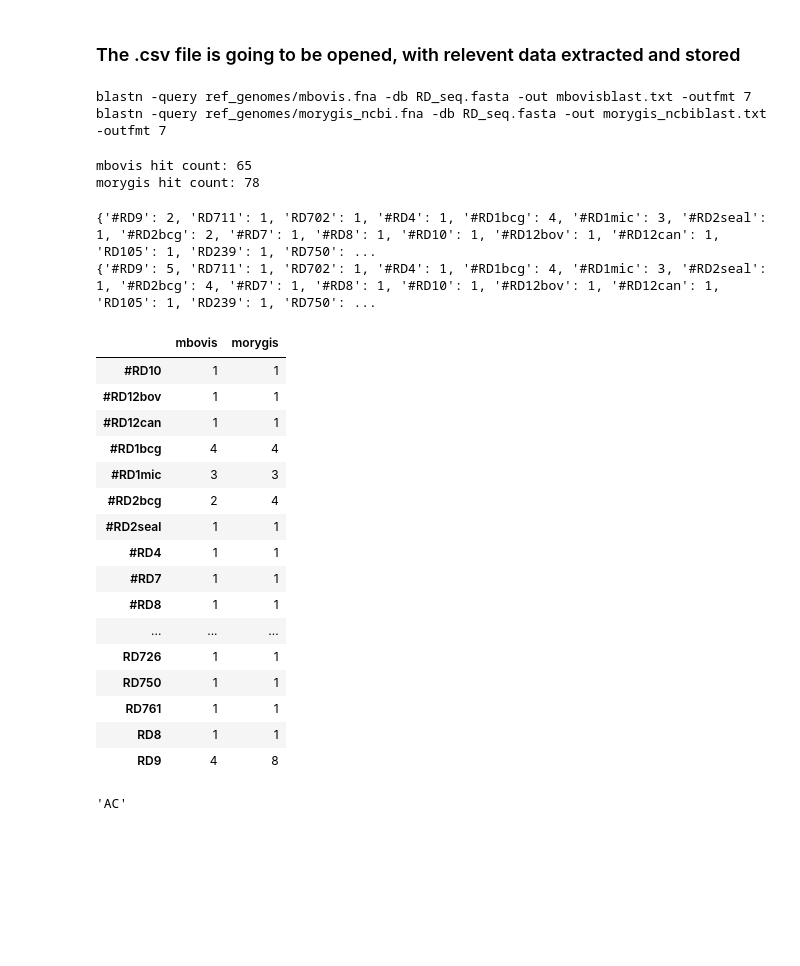
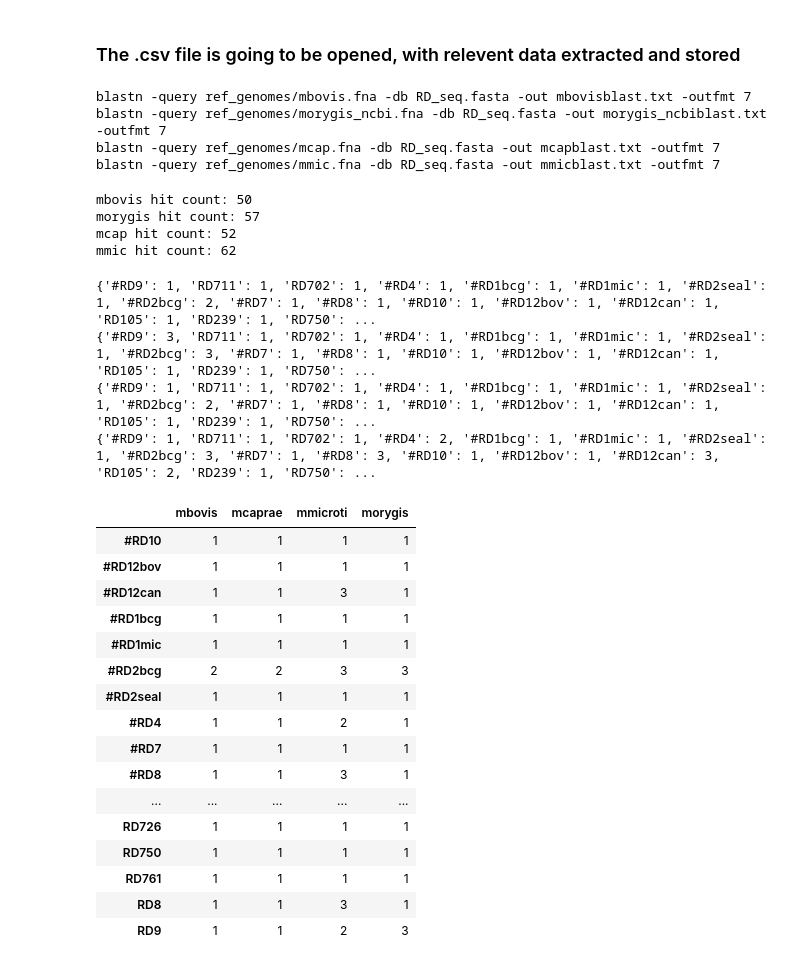
Before and after one commit to Matt-McElheron/Orygis_project, a Jupyter notebook: Blast_RD_07-08-19.ipynb, the cells around one changed output. Saved outputs shown, nothing was run; the diff lists cells and outputs as text; code cells hidden in the pictures; blank space fills up the shorter version.

```diff
--- a/Blast_RD_07-08-19.ipynb
+++ b/Blast_RD_07-08-19.ipynb
@@ -54,7 +54,7 @@ MTBenome = extract_genome('ref_genomes/MTB_h37rv.fna')
 # The key added is each RD name
 # The value added is the slice of the H37rv genome using the csv Start and Stop coordinates as slice coordinates
 # RDict is the empty dictionary used to store info
-def extract_csv(csv_file, RDict, RDcount):
+def extract_csv(csv_file, RDict, RDcount_list):
 
     # RD is the dataframe made from the .csv file
     # Commented .csv inputs are ignored
@@ -68,8 +68,8 @@ def extract_csv(csv_file, RDict, RDcount):
         # .. and a genome slice as a value
         # The slice is specified using the RD's Start and Stop coordinates
         RDict[row.RD_name] = MTBenome[row.Start:row.Stop+1]
-        mbo_RDcount[row.RD_name] = 0
-        mor_RDcount[row.RD_name] = 0
+        for RDcount in RDcount_list:
+            RDcount[row.RD_name] = 0
 
 # This empty dict later cathes .csv information of each RD
 RDict = {}
@@ -77,9 +77,14 @@ RDict = {}
 # These dict is going to be used to count results for each RD
 mbo_RDcount = {}
 mor_RDcount = {}
+mca_RDcount = {}
+mmi_RDcount = {}
+
+# Here a list of dicts is being defined to be parsed through the csv extraction function
+RDcount_list = [mbo_RDcount, mor_RDcount, mca_RDcount, mmi_RDcount]
 
 # The .csv file is parsed through our extraction function
-extract_csv('RD.csv', RDict, RDcount)
+extract_csv('RD.csv', RDict, RDcount_list)
 # %%
 # Here the extracted files are written in fasta format to an output file for later blasting
 # A new file is created
@@ -134,9 +139,13 @@ def do_blast(genome):
 # the blastin function is called for each genome, and the name of the output file is stored
 mbo_blast = do_blast('ref_genomes/mbovis.fna')
 mor_blast = do_blast('ref_genomes/morygis_ncbi.fna')
+mca_blast = do_blast('ref_genomes/mcap.fna')
+mmi_blast = do_blast('ref_genomes/mmic.fna')
 # %% [output]
 blastn -query ref_genomes/mbovis.fna -db RD_seq.fasta -out mbovisblast.txt -outfmt 7
 blastn -query ref_genomes/morygis_ncbi.fna -db RD_seq.fasta -out morygis_ncbiblast.txt -outfmt 7
+blastn -query ref_genomes/mcap.fna -db RD_seq.fasta -out mcapblast.txt -outfmt 7
+blastn -query ref_genomes/mmic.fna -db RD_seq.fasta -out mmicblast.txt -outfmt 7
 # %%
 ## We then read the blast results, taking in the blast file
 def read_blast_res(blast_res, RDcount):
@@ -154,7 +163,7 @@ def read_blast_res(blast_res, RDcount):
                 continue
 
             # ignoring low identity hits..
-            elif float(line.split('\t')[2]) <= 70 or float(line.split('\t')[3]) <= 200:
+            elif float(line.split('\t')[2]) <= 95 or float(line.split('\t')[3]) <= 200:
                 continue
 
 
@@ -170,44 +179,50 @@ def read_blast_res(blast_res, RDcount):
 # Each blast count is called..
 mbo_RD_hits = read_blast_res(mbo_blast, mbo_RDcount)
 mor_RD_hits = read_blast_res(mor_blast, mor_RDcount)
+mca_RD_hits = read_blast_res(mca_blast, mca_RDcount)
+mmi_RD_hits = read_blast_res(mmi_blast, mmi_RDcount)
 
 # ..and hit count is printed
 print(f'mbovis hit count: {mbo_RD_hits}')
 print(f'morygis hit count: {mor_RD_hits}')
+print(f'mcap hit count: {mca_RD_hits}')
+print(f'mmic hit count: {mmi_RD_hits}')
 
 ## Beware that jupyter lab does not reset each dictionary, hence results are appended. Reset in previous tab.
 # %% [output]
-mbovis hit count: 65
-morygis hit count: 78
+mbovis hit count: 50
+morygis hit count: 57
+mcap hit count: 52
+mmic hit count: 62
 # %%
 print(mbo_RDcount)
 print(mor_RDcount)
+print(mca_RDcount)
+print(mmi_RDcount)
 # %% [output]
-{'#RD9': 2, 'RD711': 1, 'RD702': 1, '#RD4': 1, '#RD1bcg': 4, '#RD1mic': 3, '#RD2seal': 1, '#RD2bcg': 2, '#RD7': 1, '#RD8': 1, '#RD10': 1, '#RD12bov': 1, '#RD12can': 1, 'RD105': 1, 'RD239': 1, 'RD750': ...
-{'#RD9': 5, 'RD711': 1, 'RD702': 1, '#RD4': 1, '#RD1bcg': 4, '#RD1mic': 3, '#RD2seal': 1, '#RD2bcg': 4, '#RD7': 1, '#RD8': 1, '#RD10': 1, '#RD12bov': 1, '#RD12can': 1, 'RD105': 1, 'RD239': 1, 'RD750': ...
+{'#RD9': 1, 'RD711': 1, 'RD702': 1, '#RD4': 1, '#RD1bcg': 1, '#RD1mic': 1, '#RD2seal': 1, '#RD2bcg': 2, '#RD7': 1, '#RD8': 1, '#RD10': 1, '#RD12bov': 1, '#RD12can': 1, 'RD105': 1, 'RD239': 1, 'RD750': ...
+{'#RD9': 3, 'RD711': 1, 'RD702': 1, '#RD4': 1, '#RD1bcg': 1, '#RD1mic': 1, '#RD2seal': 1, '#RD2bcg': 3, '#RD7': 1, '#RD8': 1, '#RD10': 1, '#RD12bov': 1, '#RD12can': 1, 'RD105': 1, 'RD239': 1, 'RD750': ...
+{'#RD9': 1, 'RD711': 1, 'RD702': 1, '#RD4': 1, '#RD1bcg': 1, '#RD1mic': 1, '#RD2seal': 1, '#RD2bcg': 2, '#RD7': 1, '#RD8': 1, '#RD10': 1, '#RD12bov': 1, '#RD12can': 1, 'RD105': 1, 'RD239': 1, 'RD750': ...
+{'#RD9': 1, 'RD711': 1, 'RD702': 1, '#RD4': 2, '#RD1bcg': 1, '#RD1mic': 1, '#RD2seal': 1, '#RD2bcg': 3, '#RD7': 1, '#RD8': 3, '#RD10': 1, '#RD12bov': 1, '#RD12can': 3, 'RD105': 2, 'RD239': 1, 'RD750': ...
 # %%
-RD_hits_df = pd.DataFrame([mbo_RDcount, mor_RDcount])
-RD_hits_df.index=['mbovis', 'morygis']
+RD_hits_df = pd.DataFrame([mbo_RDcount, mca_RDcount, mmi_RDcount, mor_RDcount])
+RD_hits_df.index=['mbovis', 'mcaprae', 'mmicroti', 'morygis']
 RD_hits_df.T.sort_index()
 # %% [output]
-|  | mbovis | morygis |
-| #RD10 | 1 | 1 |
-| #RD12bov | 1 | 1 |
-| #RD12can | 1 | 1 |
-| #RD1bcg | 4 | 4 |
-| #RD1mic | 3 | 3 |
-| #RD2bcg | 2 | 4 |
-| #RD2seal | 1 | 1 |
-| #RD4 | 1 | 1 |
-| #RD7 | 1 | 1 |
-| #RD8 | 1 | 1 |
-| ... | ... | ... |
-| RD726 | 1 | 1 |
-| RD750 | 1 | 1 |
-| RD761 | 1 | 1 |
-| RD8 | 1 | 1 |
-| RD9 | 4 | 8 |
+|  | mbovis | mcaprae | mmicroti | morygis |
+| #RD10 | 1 | 1 | 1 | 1 |
+| #RD12bov | 1 | 1 | 1 | 1 |
+| #RD12can | 1 | 1 | 3 | 1 |
+| #RD1bcg | 1 | 1 | 1 | 1 |
+| #RD1mic | 1 | 1 | 1 | 1 |
+| #RD2bcg | 2 | 2 | 3 | 3 |
+| #RD2seal | 1 | 1 | 1 | 1 |
+| #RD4 | 1 | 1 | 2 | 1 |
+| #RD7 | 1 | 1 | 1 | 1 |
+| #RD8 | 1 | 1 | 3 | 1 |
+| ... | ... | ... | ... | ... |
+| RD726 | 1 | 1 | 1 | 1 |
+| RD750 | 1 | 1 | 1 | 1 |
+| RD761 | 1 | 1 | 1 | 1 |
+| RD8 | 1 | 1 | 3 | 1 |
+| RD9 | 1 | 1 | 2 | 3 |
-# %%
-MTBenome[10:12]
-# %% [output]
-'AC'
```
Also changed, not shown: 1 other file.
